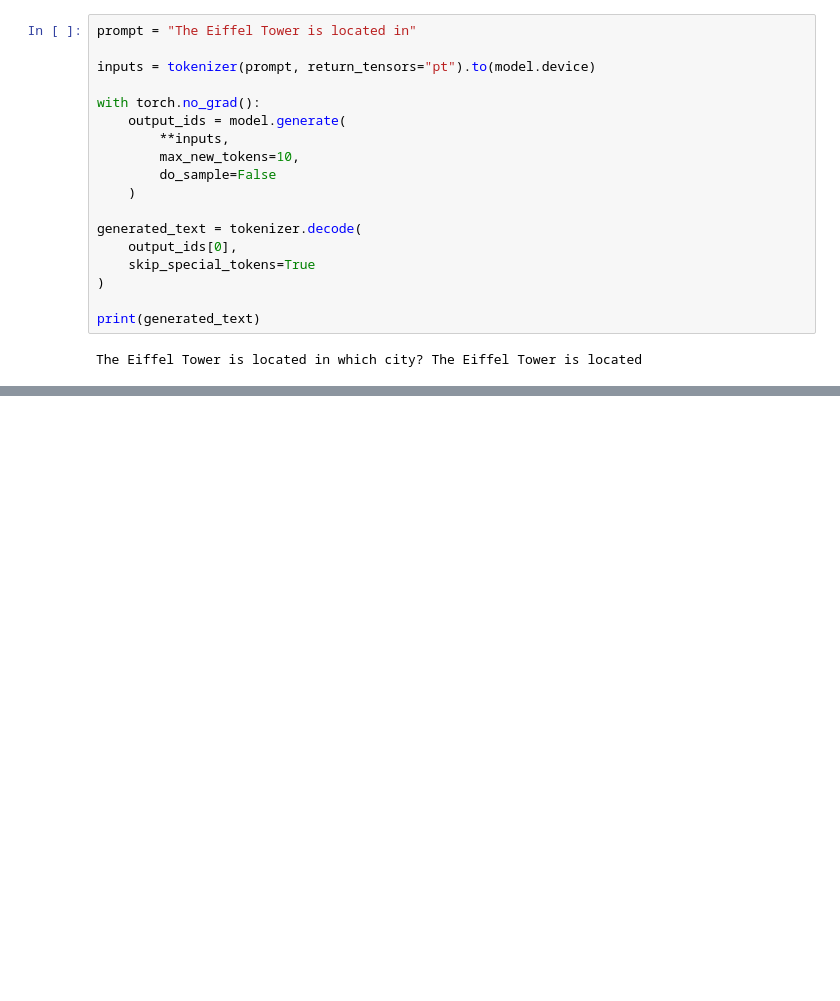
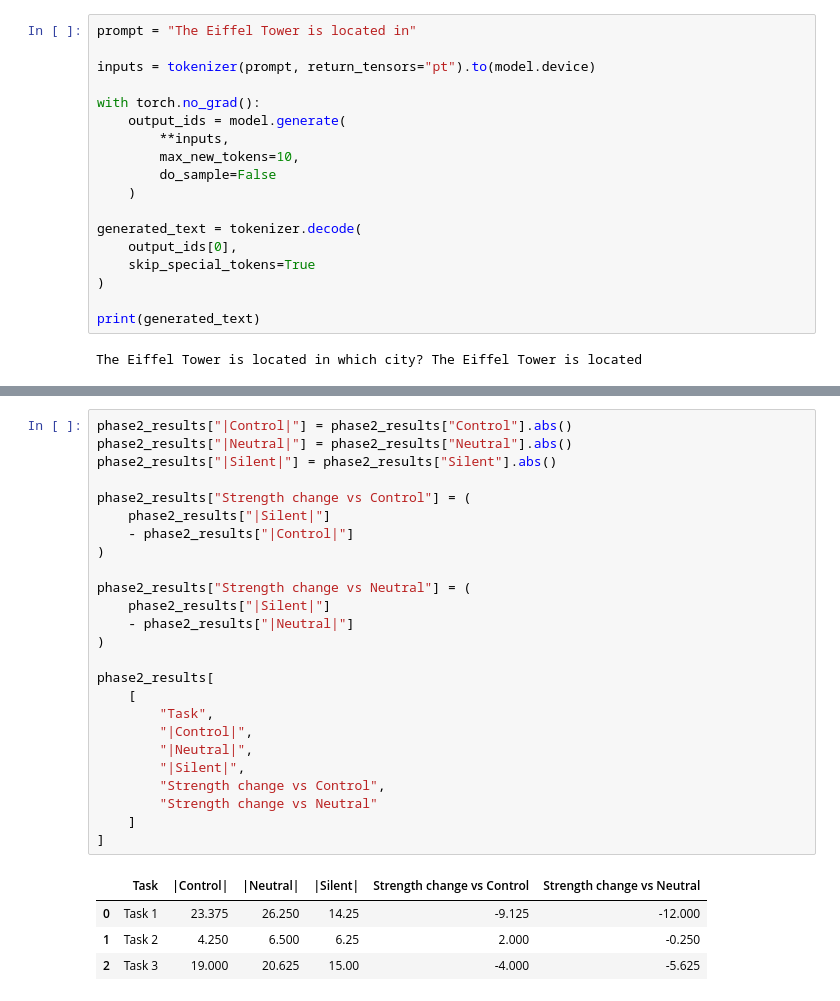
Before and after one commit to pinatics/observer-effect-mech-interp, a Jupyter notebook: phase2_behavioral_exploration.ipynb, the cells around one changed output, grey strips where cells are left out. Drawn from its saved outputs; the diff is of its cells as text; blank space fills up the shorter version.

```diff
--- a/phase2_behavioral_exploration.ipynb
+++ b/phase2_behavioral_exploration.ipynb
@@ -118,0 +1482,30 @@ The Eiffel Tower is located in which city? The Eiffel Tower is located
+# %%
+phase2_results["|Control|"] = phase2_results["Control"].abs()
+phase2_results["|Neutral|"] = phase2_results["Neutral"].abs()
+phase2_results["|Silent|"] = phase2_results["Silent"].abs()
+
+phase2_results["Strength change vs Control"] = (
+    phase2_results["|Silent|"]
+    - phase2_results["|Control|"]
+)
+
+phase2_results["Strength change vs Neutral"] = (
+    phase2_results["|Silent|"]
+    - phase2_results["|Neutral|"]
+)
+
+phase2_results[
+    [
+        "Task",
+        "|Control|",
+        "|Neutral|",
+        "|Silent|",
+        "Strength change vs Control",
+        "Strength change vs Neutral"
+    ]
+]
+# %% [output]
+|  | Task | |Control| | |Neutral| | |Silent| | Strength change vs Control | Strength change vs Neutral |
+| 0 | Task 1 | 23.375 | 26.250 | 14.25 | -9.125 | -12.000 |
+| 1 | Task 2 | 4.250 | 6.500 | 6.25 | 2.000 | -0.250 |
+| 2 | Task 3 | 19.000 | 20.625 | 15.00 | -4.000 | -5.625 |
```
Also changed, not shown: parts of 44 cells of this notebook, 1 other file.
